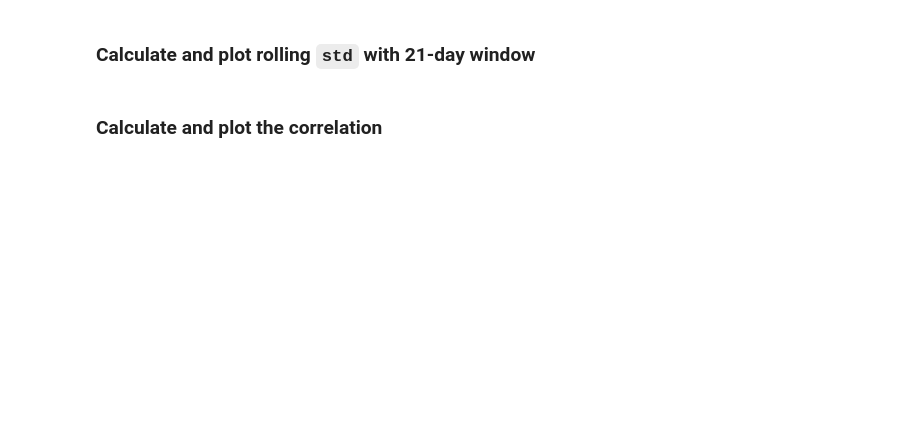
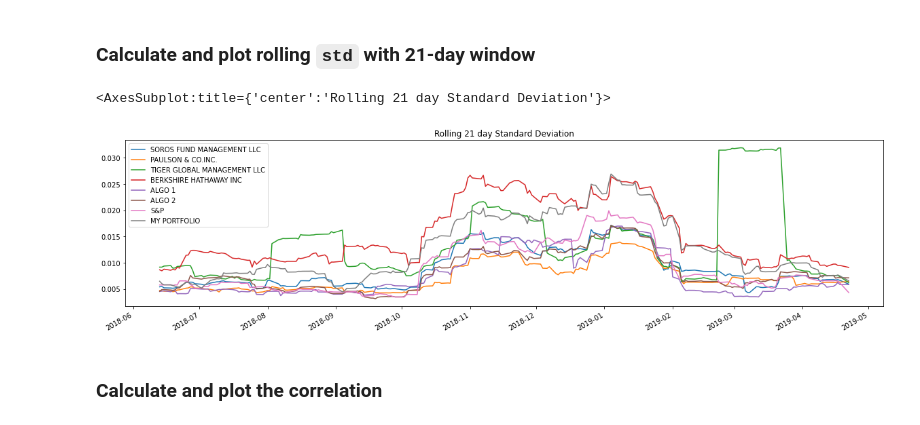
Before and after one commit to alveraboquet/fintech.homework, a Jupyter notebook: unit_4_whale_analysis/whale_analysis.ipynb, the cells around one changed output. Drawn from its saved outputs; the diff is of its cells as text; code cells hidden in the pictures; blank space fills up the shorter version.

Commit message:
complete custom portfolio analysis

```diff
--- a/unit_4_whale_analysis/whale_analysis.ipynb
+++ b/unit_4_whale_analysis/whale_analysis.ipynb
@@ -500,13 +504,10 @@ combined_daily_returns_df.head()
 weights = [1/3, 1/3, 1/3]
 
 # Calculate portfolio return
-comb_wt_returns_df = (weights[0] * combined_daily_returns_df['GOOG'] +
-                      weights[1] * combined_daily_returns_df['AAPL'] +
-                      weights[2] * combined_daily_returns_df['COST'])
+portfolio_returns = (weights[0] * combined_daily_returns_df['GOOG'] +
+                              weights[1] * combined_daily_returns_df['AAPL'] +
+                              weights[2] * combined_daily_returns_df['COST'])
 
-# Add column header
-comb_wt_returns_df.columns = ['PORTFOLIO']
-
-# Display sample data
-comb_wt_returns_df.dtypes
+# What is type? - series
+type(comb_wt_returns)
 # %% [output]
@@ -515,11 +519,6 @@ dtype('float64')
 ## Join your portfolio returns to the DataFrame that contains all of the portfolio returns
 # %%
 # Join your returns DataFrame to the original returns DataFrame
-combined_daily_returns_ext_df = combined_stock_df = pd.concat([combined_daily_returns_df, comb_wt_returns_df], axis="columns", join="inner")
-combined_daily_returns_ext_df
-# Rename weighted returns column
-# combined_daily_returns_ext_new = combined_daily_returns_ext_df.rename(columns={'GOOG':'GOOG2'})
-# combined_daily_returns_ext_new
-# algo_returns_df = algo_returns_df.rename(columns={'Date':'Date', 'Algo 1':'ALGO 1', 'Algo 2':'ALGO 2'})
-# combined_daily_returns_ext_df = combined_daily_returns_ext_df.
+all_daily_returns = pd.concat([combined_daily_returns, portfolio_returns], axis="columns", join="inner")
+all_daily_returns.shape
 # %% [output]
@@ -540,2 +526,4 @@ combined_daily_returns_ext_df
 # %%
 # Only compare dates where return data exists for all the stocks (drop NaNs)
+all_daily_returns.dropna(inplace=True)
+all_daily_returns.shape
@@ -541,0 +532,3 @@ combined_daily_returns_ext_df
+# %%
+# Rename my portfolio
+all_daily_returns.rename(columns = { 0:'MY PORTFOLIO'}, inplace = True)
@@ -549,8 +575,13 @@ combined_daily_returns_ext_df
 ### Calculate and plot rolling `std` with 21-day window
 # %%
 # Calculate rolling standard deviation
+all_daily_returns_rolling_stddev = all_daily_returns.rolling(window=21).std()
 
 # Plot rolling standard deviation
+all_daily_returns_rolling_stddev.plot(title='Rolling 21 day Standard Deviation', figsize=(20,5), fontsize=10)
+# %% [output]
+<AxesSubplot:title={'center':'Rolling 21 day Standard Deviation'}>
+[figure, added]
 # %% [markdown]
 ### Calculate and plot the correlation
 # %%
```
Also changed, not shown: parts of 17 cells of this notebook.
